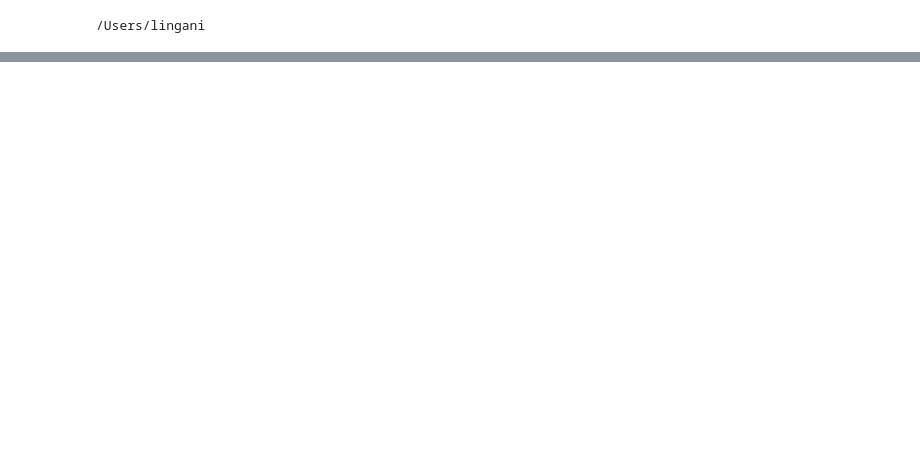
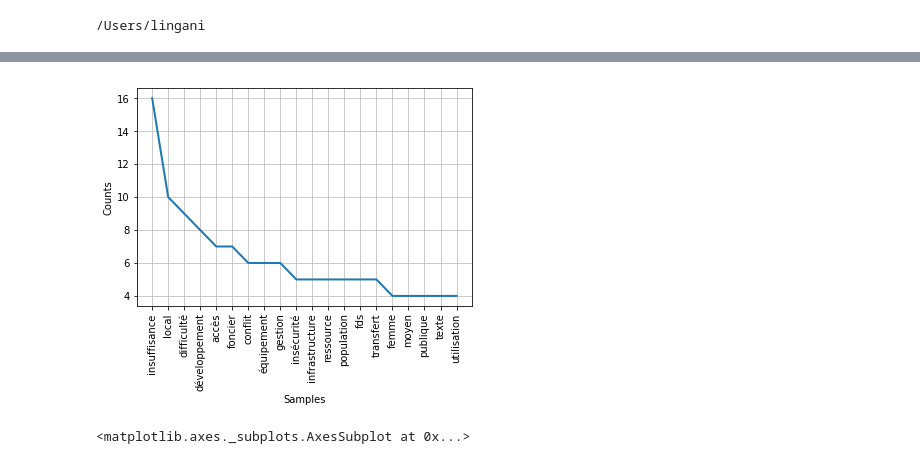
Before and after one commit to lingani/Cocreation-PAN2-Burkina-Faso, a Jupyter notebook: cocreation.ipynb, the cells around one changed output, grey strips where cells are left out. Saved outputs shown, nothing was run; the diff lists cells and outputs as text; code cells hidden in the pictures; blank space fills up the shorter version.

```diff
--- a/cocreation.ipynb
+++ b/cocreation.ipynb
@@ -198,2 +201,8 @@ freq_solutions = nltk.FreqDist(cleaned_tokens_solutions)
+# %%
+# Afficher les graphques de frequence des mots pour les preocupations exprimées en ligne
+freq_problemes.plot(20, cumulative=False) # uncomment to see output
+# %% [output]
+[figure, added]
+<matplotlib.axes._subplots.AxesSubplot at 0x...>
 # %%
 # Afficher les graphques de frequence des mots pour les propositions de solutions faites en ligne
```
Also changed, not shown: parts of 10 cells of this notebook, 1 other file.
